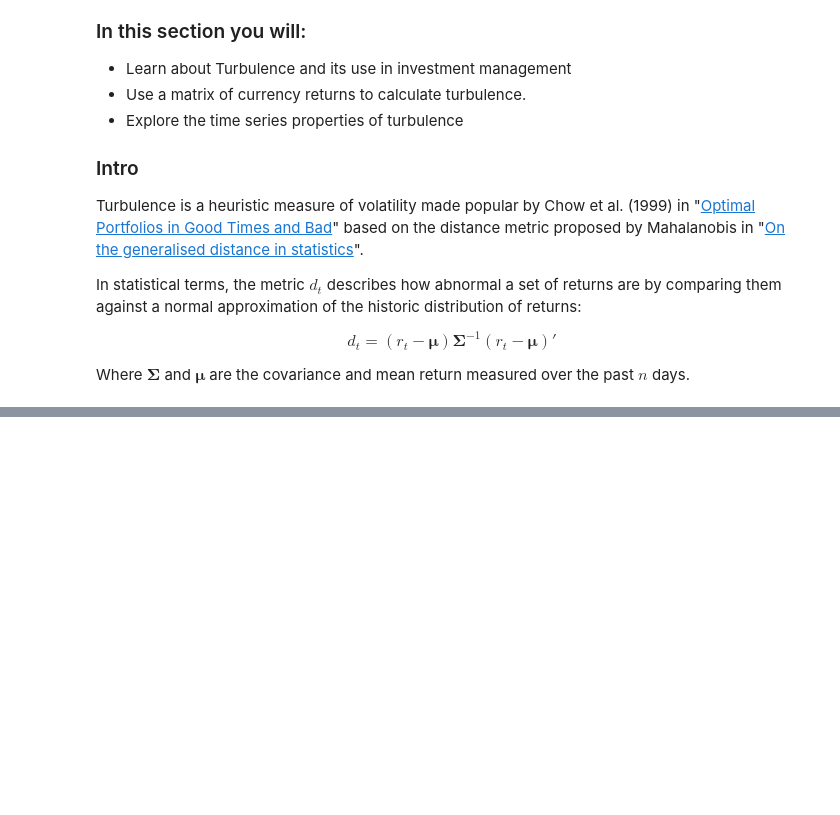
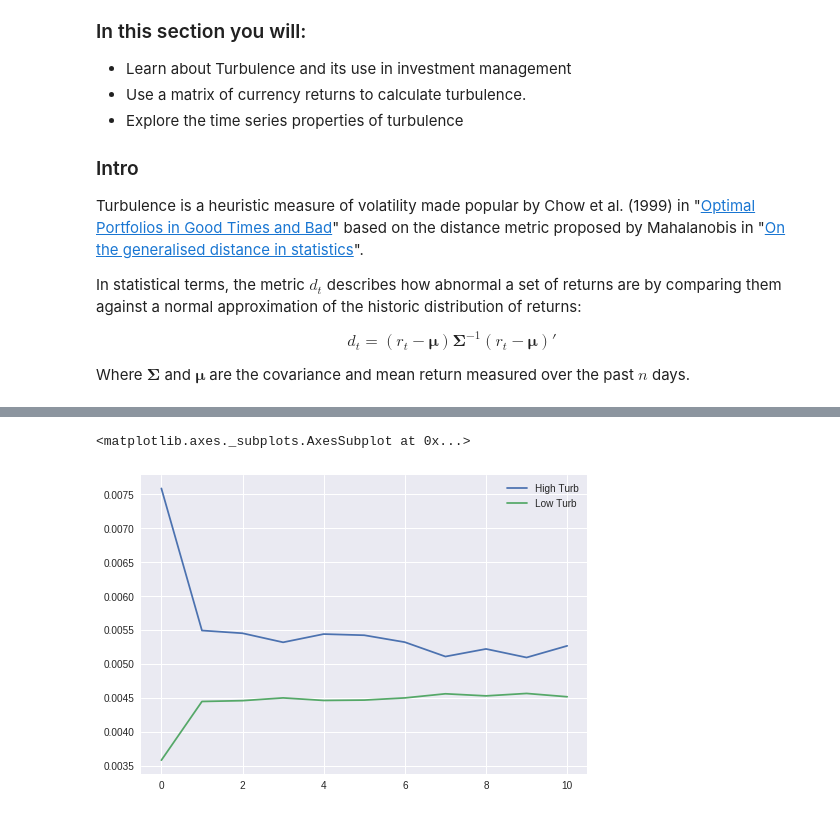
Before and after one commit to fintechsteve/modeling-volatility, a Jupyter notebook: Part_04_Understanding_Turbulence_Signals.ipynb, the cells around one changed output, grey strips where cells are left out. Drawn from its saved outputs; the diff is of its cells as text; code cells hidden in the pictures; blank space fills up the shorter version.

```diff
--- a/Part_04_Understanding_Turbulence_Signals.ipynb
+++ b/Part_04_Understanding_Turbulence_Signals.ipynb
@@ -117,0 +117,6 @@ returns.to_pickle('./returns.pkl')
+# %%
+dxy_weight = [0, 0.119, 0.036, 0, 0.136, 0.576, 0, 0, 0.091]
+dxy = returns.dot(dxy_weight)
+# %%
+highturbulence = turbulence['daily']>np.percentile(turbulence['daily'],80)
+pd.DataFrame([[np.sqrt(261)*dxy[highturbulence].std(), np.sqrt(261)*dxy[~highturbulence].std()], [sum(highturbulence), sum(~highturbulence)]], index=['std','N'], columns=['High Turb','Low Turb'])
@@ -117,0 +129,4 @@ returns.to_pickle('./returns.pkl')
+# %%
+leading_dxy = pd.DataFrame([dxy.shift(-i) for i in range(0, 11)]).T
+subsequent_vol = pd.DataFrame([leading_dxy[highturbulence].std(), leading_dxy[~highturbulence].std()],index=['High Turb','Low Turb']).T
+subsequent_vol
@@ -117,0 +146,5 @@ returns.to_pickle('./returns.pkl')
+# %%
+subsequent_vol.plot()
+# %% [output]
+<matplotlib.axes._subplots.AxesSubplot at 0x...>
+[figure, added]
```
Also changed, not shown: parts of 22 cells of this notebook.
